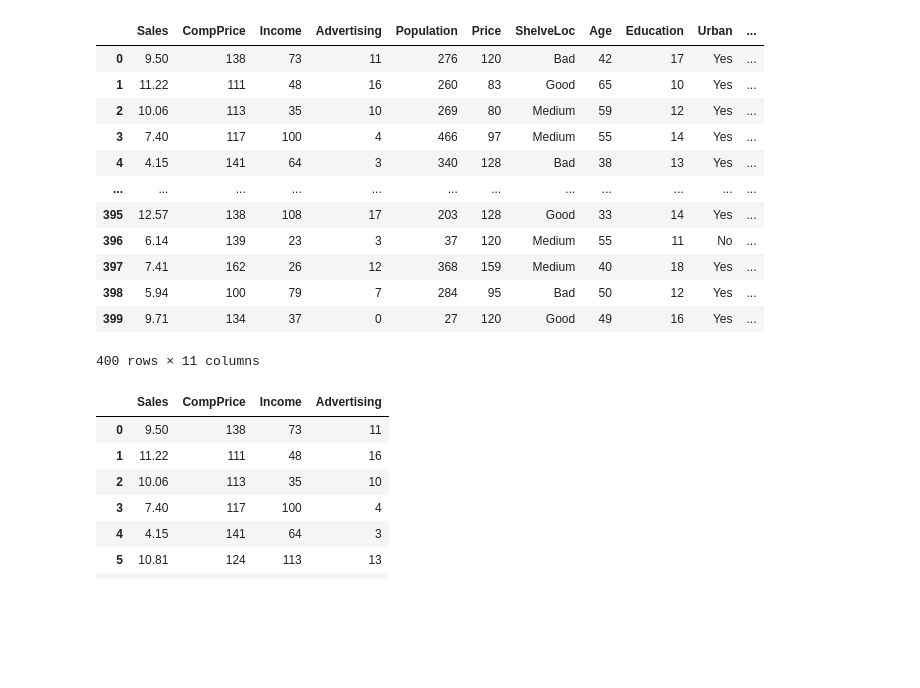
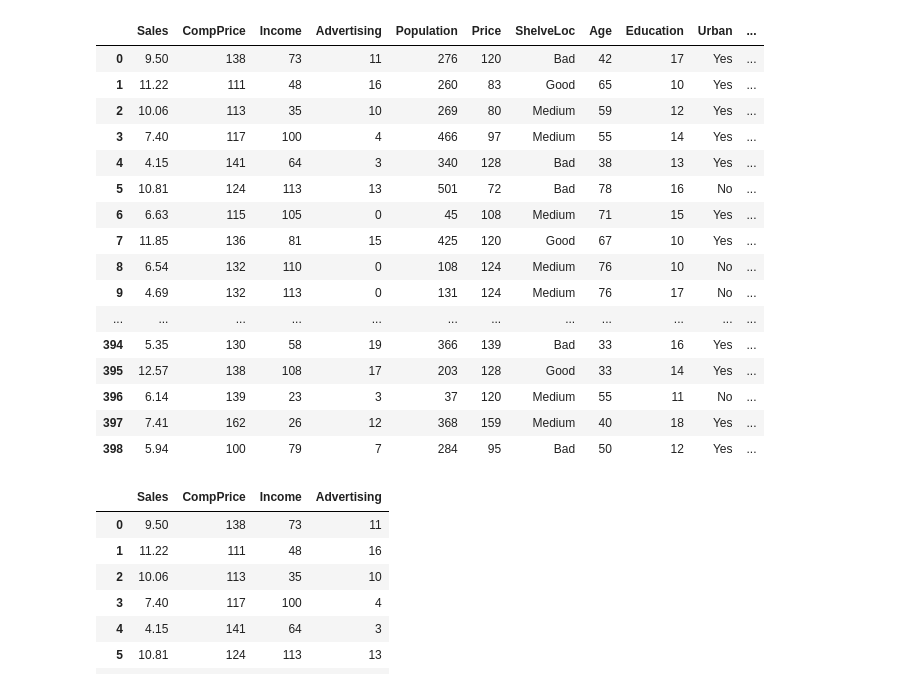
Before and after one commit to anand-kumar7755/Decision-tree, a Jupyter notebook: DECISION TREE(2).ipynb, the cells around one changed output. Drawn from its saved outputs; the diff is of its cells as text; code cells hidden in the pictures; blank space fills up the shorter version.

```diff
--- a/DECISION TREE(2).ipynb
+++ b/DECISION TREE(2).ipynb
@@ -9,19 +9,23 @@ from sklearn import tree
 from sklearn.metrics import classification_report
 from sklearn import preprocessing
 # %%
-company = pd.read_csv("Company_Data.csv")
-company
+df= pd.read_csv("Company_Data.csv")
+df
 # %% [output]
 |  | Sales | CompPrice | Income | Advertising | Population | Price | ShelveLoc | Age | Education | Urban | ... |
 | 0 | 9.50 | 138 | 73 | 11 | 276 | 120 | Bad | 42 | 17 | Yes | ... |
 | 1 | 11.22 | 111 | 48 | 16 | 260 | 83 | Good | 65 | 10 | Yes | ... |
 | 2 | 10.06 | 113 | 35 | 10 | 269 | 80 | Medium | 59 | 12 | Yes | ... |
 | 3 | 7.40 | 117 | 100 | 4 | 466 | 97 | Medium | 55 | 14 | Yes | ... |
 | 4 | 4.15 | 141 | 64 | 3 | 340 | 128 | Bad | 38 | 13 | Yes | ... |
+| 5 | 10.81 | 124 | 113 | 13 | 501 | 72 | Bad | 78 | 16 | No | ... |
+| 6 | 6.63 | 115 | 105 | 0 | 45 | 108 | Medium | 71 | 15 | Yes | ... |
+| 7 | 11.85 | 136 | 81 | 15 | 425 | 120 | Good | 67 | 10 | Yes | ... |
+| 8 | 6.54 | 132 | 110 | 0 | 108 | 124 | Medium | 76 | 10 | No | ... |
+| 9 | 4.69 | 132 | 113 | 0 | 131 | 124 | Medium | 76 | 17 | No | ... |
 | ... | ... | ... | ... | ... | ... | ... | ... | ... | ... | ... | ... |
+| 394 | 5.35 | 130 | 58 | 19 | 366 | 139 | Bad | 33 | 16 | Yes | ... |
 | 395 | 12.57 | 138 | 108 | 17 | 203 | 128 | Good | 33 | 14 | Yes | ... |
 | 396 | 6.14 | 139 | 23 | 3 | 37 | 120 | Medium | 55 | 11 | No | ... |
 | 397 | 7.41 | 162 | 26 | 12 | 368 | 159 | Medium | 40 | 18 | Yes | ... |
 | 398 | 5.94 | 100 | 79 | 7 | 284 | 95 | Bad | 50 | 12 | Yes | ... |
-| 399 | 9.71 | 134 | 37 | 0 | 27 | 120 | Good | 49 | 16 | Yes | ... |
-400 rows × 11 columns
```
Also changed, not shown: parts of 40 cells of this notebook.
